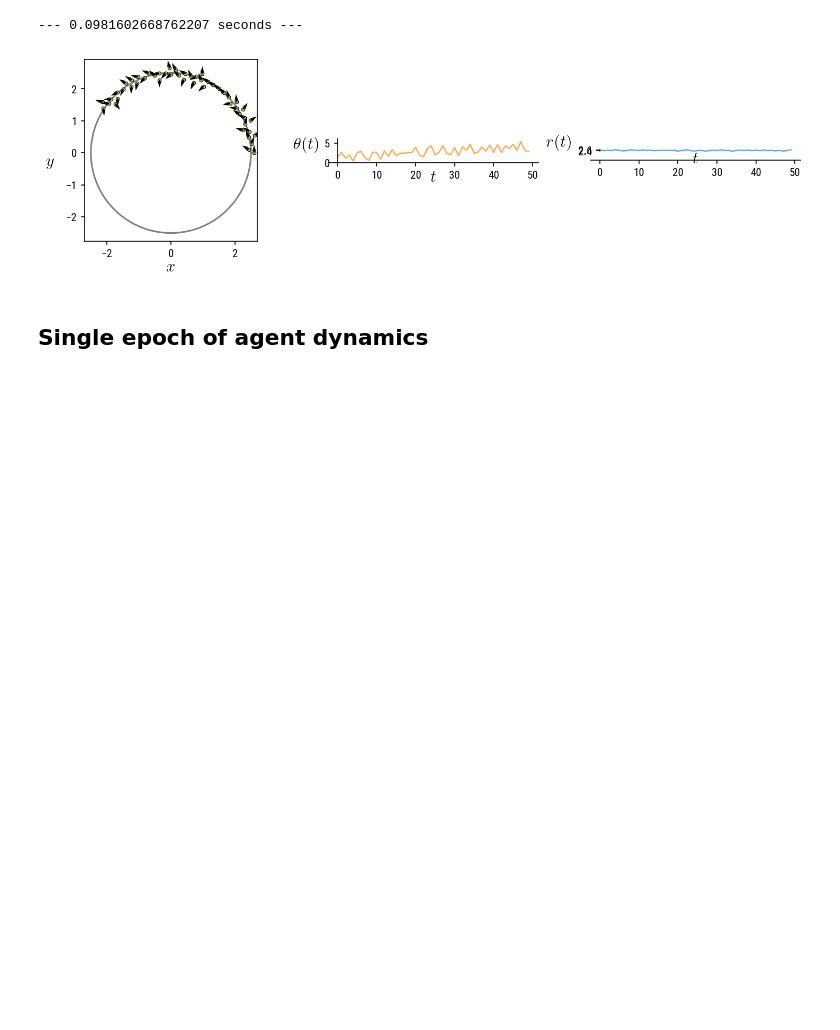
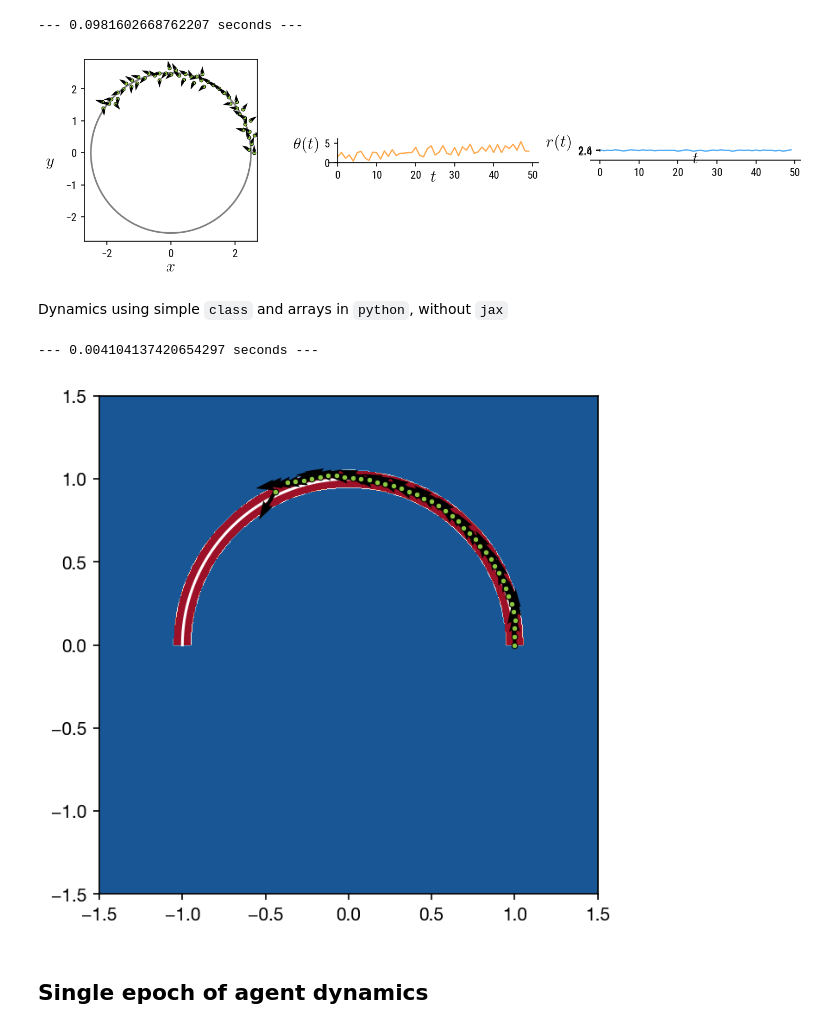
Before and after one commit to sgangaprasath/CollectiveTradeoff, a Jupyter notebook: LineFollowOUParticle.ipynb, the cells around one changed output. Drawn from its saved outputs; the diff is of its cells as text; code cells hidden in the pictures; blank space fills up the shorter version.

```diff
--- a/LineFollowOUParticle.ipynb
+++ b/LineFollowOUParticle.ipynb
@@ -387,3 +397,5 @@ plt.tight_layout()
 plt.show()
 # %% [output]
 [figure]
+# %% [markdown]
+Dynamics using simple `class` and arrays in `python`, without `jax`
@@ -390,3 +482,47 @@ plt.show()
+# %%
+start_time = time.time()
+rxFull = np.array(p.rInit[0])
+ryFull = np.array(p.rInit[1])
+phxFull = np.array(p.pInit[0])
+phyFull = np.array(p.pInit[1])
+for i in range(p.nSteps):
+    ag.intPolicy(p)
+    rxFull = np.vstack((rxFull, np.array(ag.r[0])))
+    ryFull = np.vstack((ryFull, np.array(ag.r[1])))
+    phxFull = np.vstack((phxFull, np.array(ag.phat[0])))
+    phyFull = np.vstack((phyFull, np.array(ag.phat[1])))
+print("--- %s seconds ---" % (time.time() - start_time))
+# %% [output]
+--- 0.004104137420654297 seconds ---
+# %%
+mpl.rcParams.update(mpl.rcParamsDefault)
+plt.rc("font", family="Helvetica Neue")
+plt.rc("xtick", labelsize="medium")
+linewidth = 1.2
+linestyle = "-"
+label_size = 15
+color = '#8dc63f'
+
+fig = plt.figure(figsize=(5, 5), dpi=150)
+ax = plt.subplot(1, 1, 1, aspect=1)
+ax.contourf(xphm, yphm, phm.c, cmap='RdBu_r')
+thetPlt = np.linspace(0., np.pi, 200)
+ax.plot(p.a*np.cos(thetPlt), p.a*np.sin(thetPlt), c='white', zorder=1)
+
+ax.scatter(rxFull, ryFull,
+            s=10,
+            color=color,
+            edgecolors='k',
+            linewidth=0.5,
+            zorder=2)
+ax.quiver(rxFull, ryFull,
+           phxFull, phyFull,
+           scale_units='xy', scale=5.2)
+
+ax.set_aspect(1)
+plt.show()
+# %% [output]
+[figure, added]
 # %% [markdown]
  ## <a class="anchor" id="first-bullet">Single epoch of agent dynamics</a>
 # %%
```
Also changed, not shown: parts of 7 cells of this notebook.
